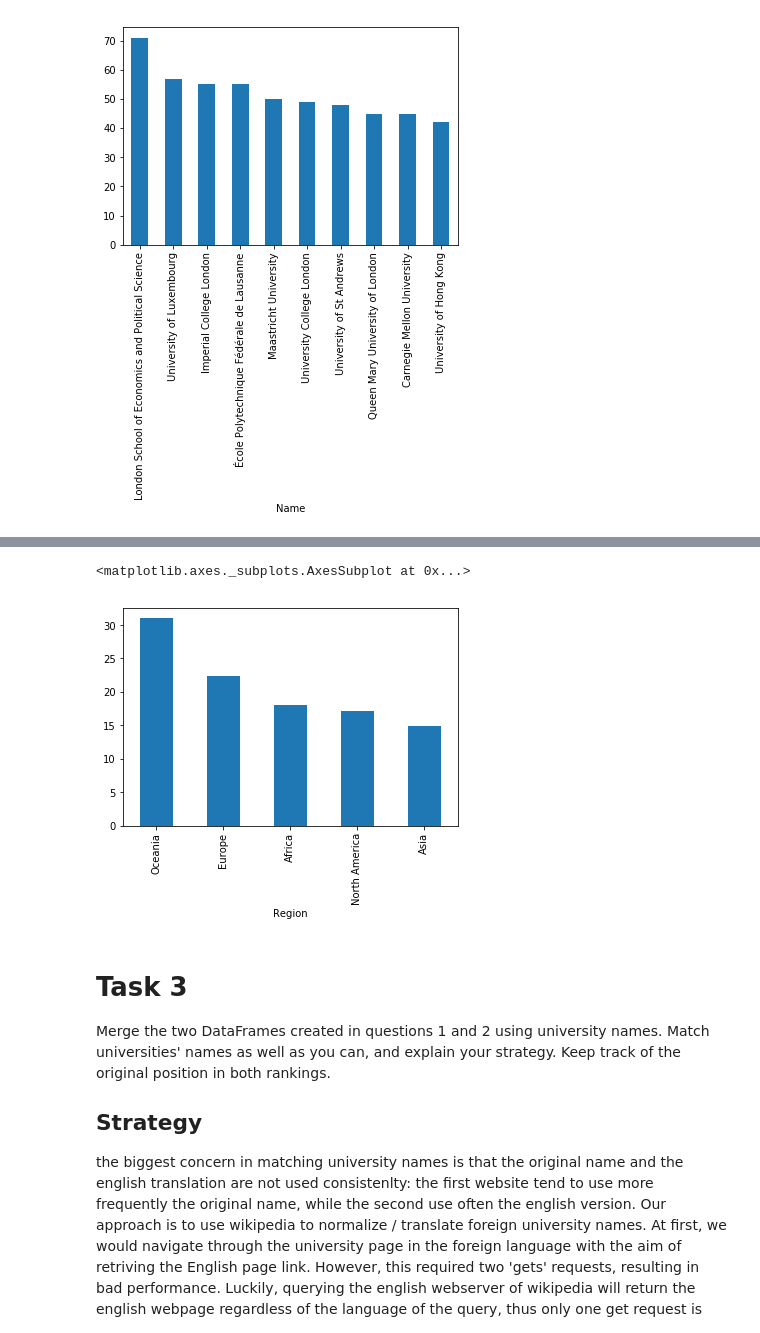
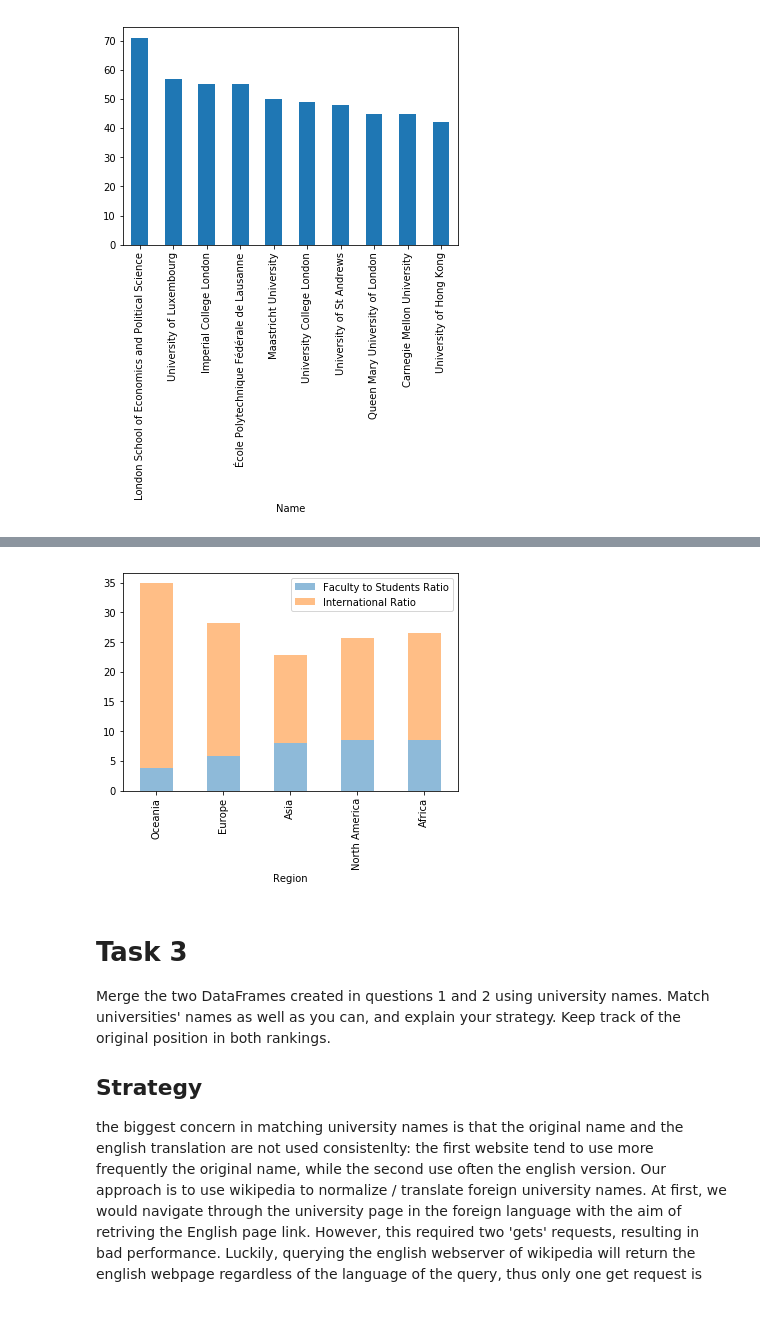
Before and after one commit to pmichele/ADA-Group, a Jupyter notebook: Michele/02 - Data from the Web/Homework 2.ipynb, the cells around one changed output, grey strips where cells are left out. Saved outputs shown, nothing was run; the diff lists cells and outputs as text; code cells hidden in the pictures.

```diff
--- a/Michele/02 - Data from the Web/Homework 2.ipynb
+++ b/Michele/02 - Data from the Web/Homework 2.ipynb
@@ -262,8 +236,7 @@ groupRatios(df2, 'Region', 'Total Faculty Members', 'Total Students')
-# %%
-groupRatios(df2, 'Region', 'International Students', 'Total Students')
-# %% [output]
-<matplotlib.axes._subplots.AxesSubplot at 0x...>
-[figure, removed]
+# %%
+plotGroups(df2, 'Region')
+# %% [output]
+[figure, added]
 # %% [markdown]
 <h1>Task 3</h1>
 
```
Also changed, not shown: parts of 3 cells of this notebook.
